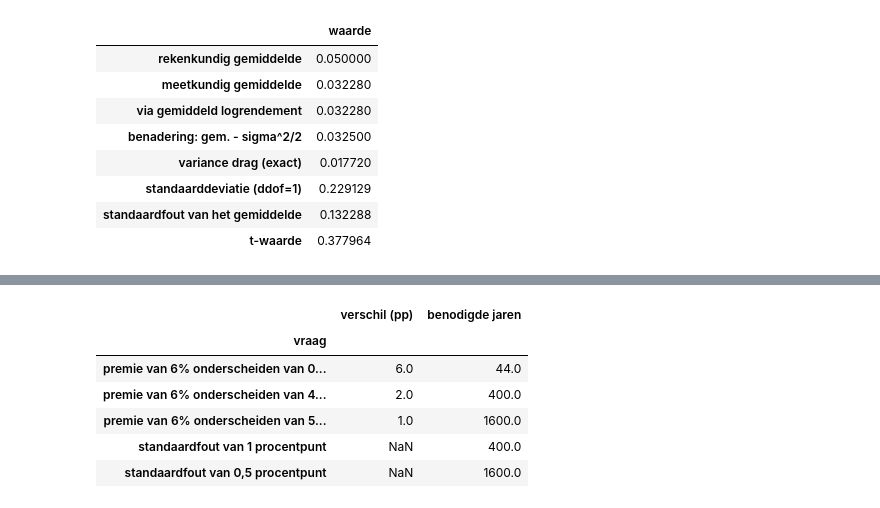
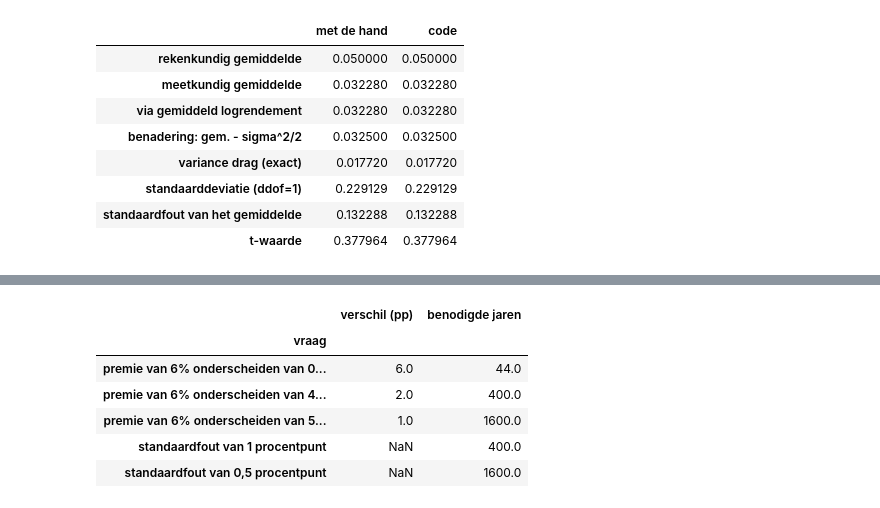
Before and after one commit to MaartenN14/history-asset-pricing, a Jupyter notebook: lectures/00_01_rendementen.ipynb, the cells around one changed output, grey strips where cells are left out. Drawn from its saved outputs; the diff is of its cells as text; code cells hidden in the pictures.

```diff
--- a/lectures/00_01_rendementen.ipynb
+++ b/lectures/00_01_rendementen.ipynb
@@ -185,31 +206,30 @@ deze lecture is dat het bij $T = 100$ nauwelijks beter wordt.
 # %%
 r = np.array([0.25, -0.20, 0.10])
 gross = 1 + r
 
 arith = r.mean()
 geom = gross.prod() ** (1 / len(r)) - 1
 log_returns = np.log(gross)
 geom_via_log = np.exp(log_returns.mean()) - 1
 drag_approx = arith - r.var(ddof=0) / 2
 se = r.std(ddof=1) / np.sqrt(len(r))
 
-pd.DataFrame(
-    {
-        "waarde": [arith, geom, geom_via_log, drag_approx, arith - geom,
-                   r.std(ddof=1), se, arith / se],
-    },
-    index=["rekenkundig gemiddelde", "meetkundig gemiddelde",
-           "via gemiddeld logrendement", "benadering: gem. - sigma^2/2",
-           "variance drag (exact)", "standaarddeviatie (ddof=1)",
-           "standaardfout van het gemiddelde", "t-waarde"],
-).round(6)
+rows = ["rekenkundig gemiddelde", "meetkundig gemiddelde",
+        "via gemiddeld logrendement", "benadering: gem. - sigma^2/2",
+        "variance drag (exact)", "standaarddeviatie (ddof=1)",
+        "standaardfout van het gemiddelde", "t-waarde"]
+by_hand = [0.05, 0.032280, 0.032280, 0.0325, 0.017720, 0.229129, 0.132288, 0.377964]
+by_code = [arith, geom, geom_via_log, drag_approx, arith - geom,
+           r.std(ddof=1), se, arith / se]
+
+pd.DataFrame({"met de hand": by_hand, "code": by_code}, index=rows).round(6)
 # %% [output]
-|  | waarde |
-| rekenkundig gemiddelde | 0.050000 |
-| meetkundig gemiddelde | 0.032280 |
-| via gemiddeld logrendement | 0.032280 |
-| benadering: gem. - sigma^2/2 | 0.032500 |
-| variance drag (exact) | 0.017720 |
-| standaarddeviatie (ddof=1) | 0.229129 |
-| standaardfout van het gemiddelde | 0.132288 |
-| t-waarde | 0.377964 |
+|  | met de hand | code |
+| rekenkundig gemiddelde | 0.050000 | 0.050000 |
+| meetkundig gemiddelde | 0.032280 | 0.032280 |
+| via gemiddeld logrendement | 0.032280 | 0.032280 |
+| benadering: gem. - sigma^2/2 | 0.032500 | 0.032500 |
+| variance drag (exact) | 0.017720 | 0.017720 |
+| standaarddeviatie (ddof=1) | 0.229129 | 0.229129 |
+| standaardfout van het gemiddelde | 0.132288 | 0.132288 |
+| t-waarde | 0.377964 | 0.377964 |
```
Also changed, not shown: parts of 29 cells of this notebook, 4 other files.
